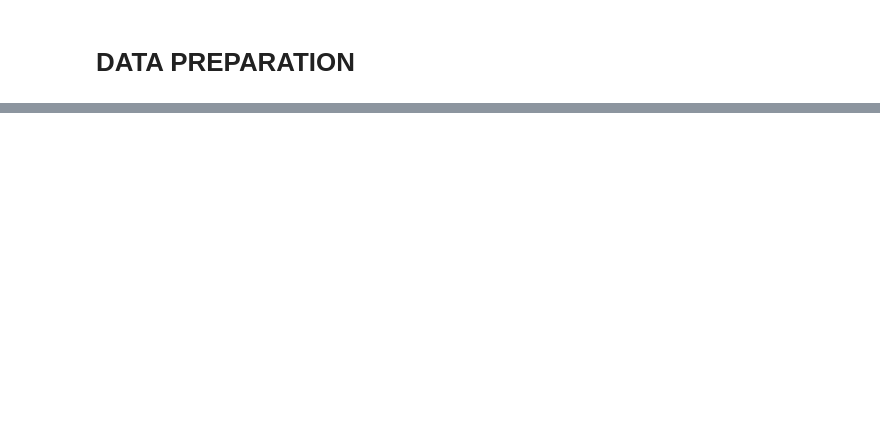
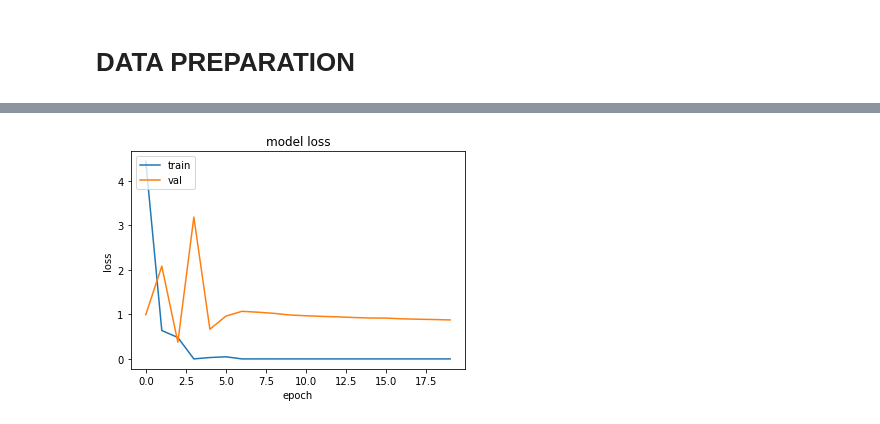
Before and after one commit to Neuralearn/Parkinson-detection, a Jupyter notebook: PARKINSON DISEASE DETECTION.ipynb, the cells around one changed output, grey strips where cells are left out. Saved outputs shown, nothing was run; the diff lists cells and outputs as text; code cells hidden in the pictures; blank space fills up the shorter version.

```diff
--- a/PARKINSON DISEASE DETECTION.ipynb
+++ b/PARKINSON DISEASE DETECTION.ipynb
@@ -253,0 +174,3 @@ P_30100002.txt
+# %%
+train_gen = DataGenerator(train_data, BATCH_SIZE, IN_1, IN_2)
+val_gen = DataGenerator(val_data, BATCH_SIZE, IN_1, IN_2)
@@ -253,0 +179,12 @@ P_30100002.txt
+# %%
+class ConvLayer(tf.keras.Model):
+
+    def __init__(self, NUM_FILTERS):
+        super(ConvLayer, self).__init__()
+        self.conv = Conv1D(NUM_FILTERS, 5, padding = 'same', activation ='relu',)
+
+    def call(self, x, ):
+
+        x = self.conv(x)
+
+        return x
@@ -253,0 +229,21 @@ P_30100002.txt
+# %%
+LR = 1e-3
+
+model.compile(
+    loss = tf.keras.losses.BinaryCrossentropy(),
+    optimizer = Adam(lr = LR,),
+    metrics = [BinaryAccuracy(), Precision(), Recall(), TruePositives(), TrueNegatives(), FalsePositives(), FalseNegatives()]
+)
+# %%
+checkpoint_filepath = 'parkinson/cnn_dense.hdf5'
+
+callback = tf.keras.callbacks.ModelCheckpoint(
+
+    filepath=checkpoint_filepath,
+    save_weights_only=True,
+    monitor = 'val_recall_3',
+    mode='max',
+    save_best_only=True)
+
+# Train model on dataset
+history = model.fit(train_gen, validation_data = val_gen, shuffle = True, epochs = EPOCH, callbacks = [callback],)
@@ -253,0 +270,10 @@ P_30100002.txt
+# %%
+plt.plot(history.history['loss'][0:60])
+plt.plot(history.history['val_loss'][0:60])
+plt.title('model loss')
+plt.ylabel('loss')
+plt.xlabel('epoch')
+plt.legend(['train', 'val'], loc='upper left')
+plt.show()
+# %% [output]
+[figure, added]
```
Also changed, not shown: parts of 37 cells of this notebook, 1 other file.
